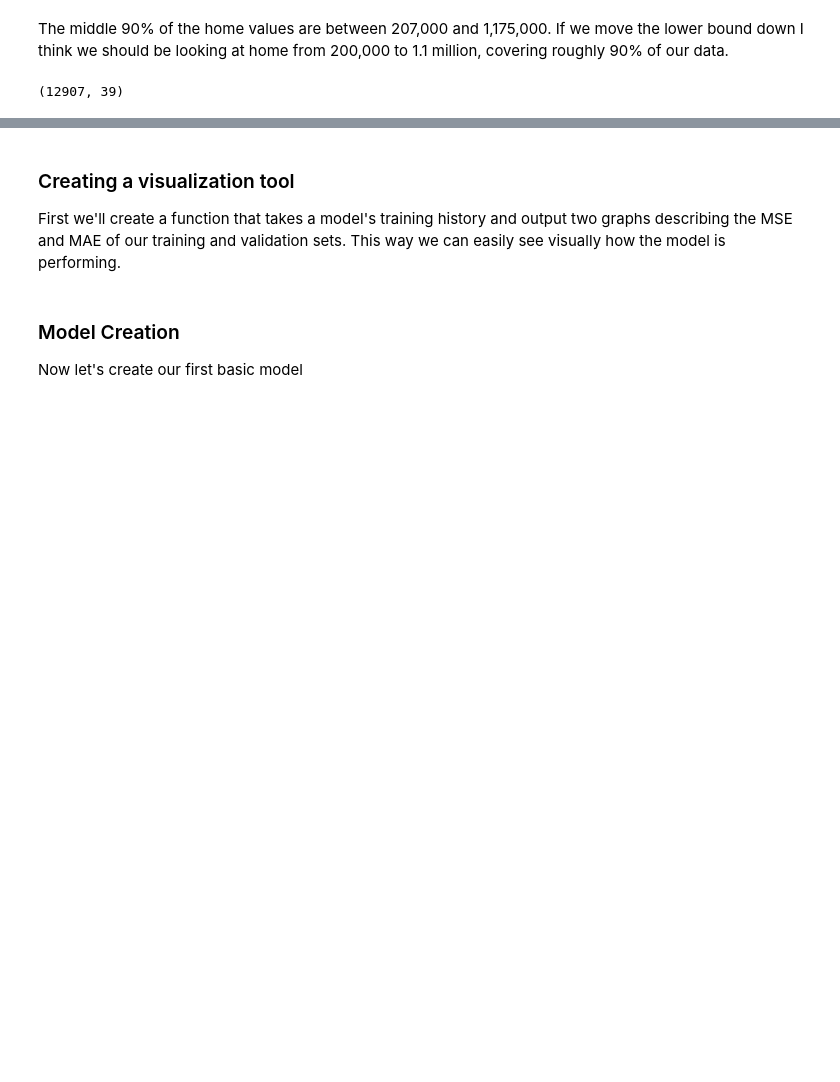
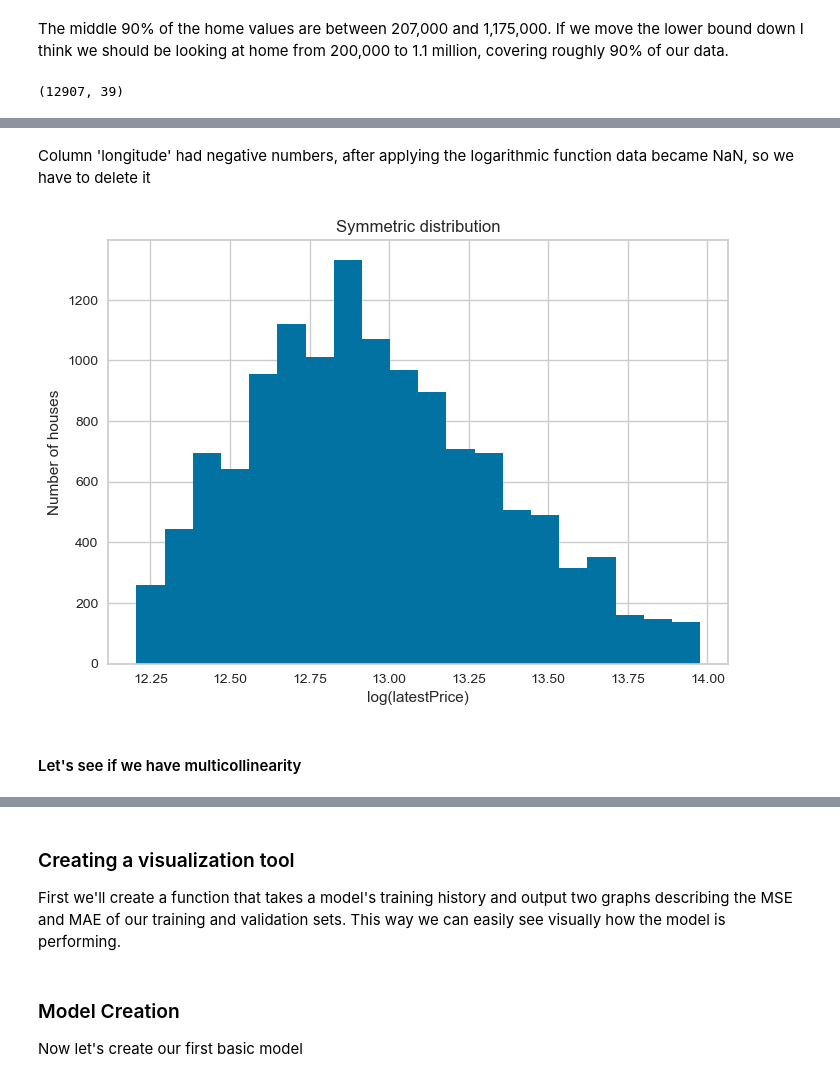
Before and after one commit to hixtape1212/Group1Capstone, a Jupyter notebook: Group1_CapstoneNotebook.ipynb, the cells around one changed output, grey strips where cells are left out. Saved outputs shown, nothing was run; the diff lists cells and outputs as text; code cells hidden in the pictures; blank space fills up the shorter version.

```diff
--- a/Group1_CapstoneNotebook.ipynb
+++ b/Group1_CapstoneNotebook.ipynb
@@ -176,0 +201,10 @@ Now that our dataset is where we want it to be, the final part before creating a
+# %%
+# Applying logarithmic funtion
+transformer = FunctionTransformer(np.log1p, validate=True)
+df_log = transformer.transform(df)
+# %%
+# Making a new dataframe with logarithmic data
+columns_names = df.columns
+
+df_log = pd.DataFrame(df_log, columns= columns_names)
+df_log.head(3)
@@ -176,0 +217,16 @@ Now that our dataset is where we want it to be, the final part before creating a
+# %% [markdown]
+ Column 'longitude' had negative numbers, after applying the logarithmic function data became NaN, so we have to delete it
+# %%
+# Delete longitude column
+df_log = df_log.drop('longitude', axis=1)
+# %%
+# Plot latestPrice after logarithmic function
+plt.hist(df_log['latestPrice'], bins=20)
+plt.xlabel('log(latestPrice)')
+plt.ylabel('Number of houses')
+plt.title('Symmetric distribution')
+plt.show()
+# %% [output]
+[figure, added]
+# %% [markdown]
+#### Let's see if we have multicollinearity
```
Also changed, not shown: parts of 39 cells of this notebook, 1 other file.
